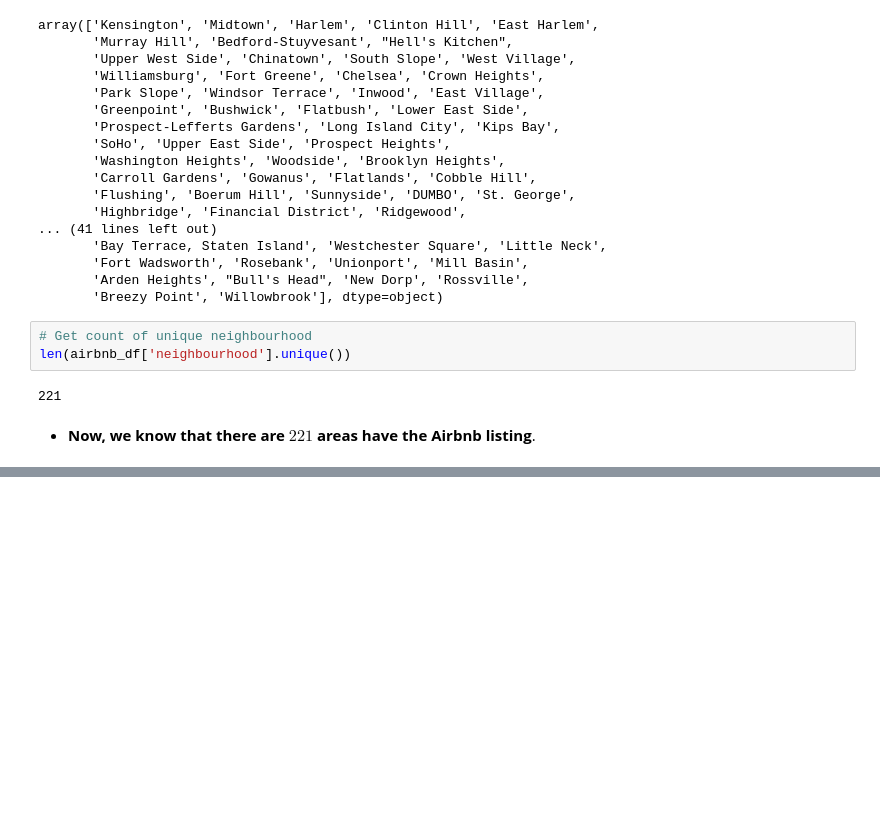
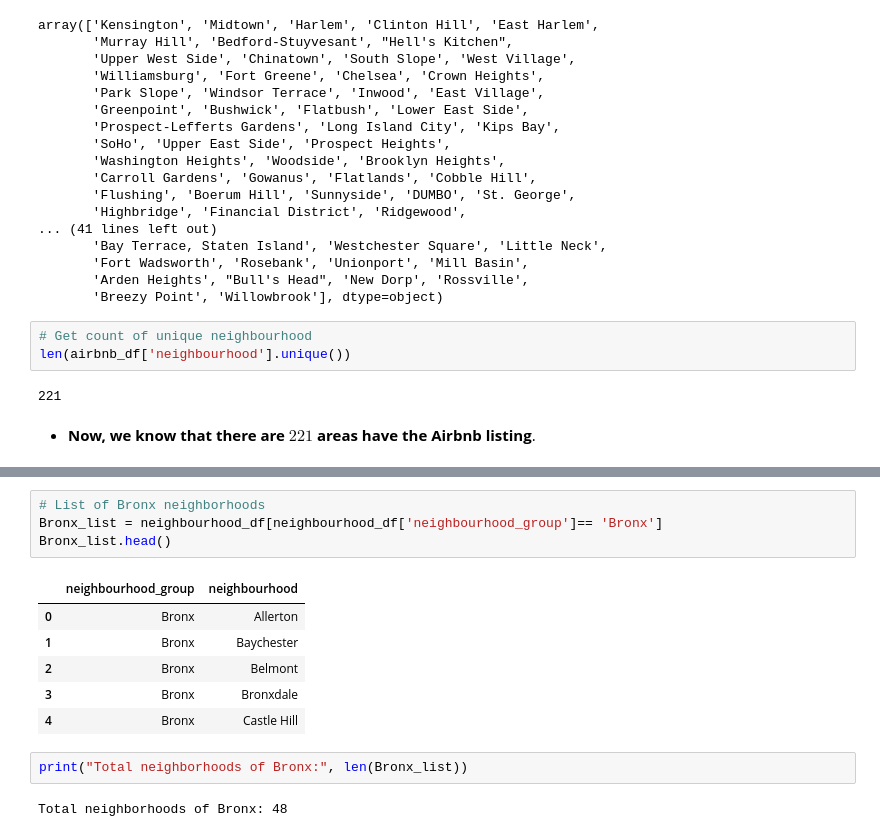
Before and after one commit to vir097/Airbnb-Bookings-Analysis---Capstone-Project, a Jupyter notebook: Airbnb_Bookings_Analysis_Capstone_Project.ipynb, the cells around one changed output, grey strips where cells are left out. Drawn from its saved outputs; the diff is of its cells as text; blank space fills up the shorter version.

```diff
--- a/Airbnb_Bookings_Analysis_Capstone_Project.ipynb
+++ b/Airbnb_Bookings_Analysis_Capstone_Project.ipynb
@@ -372,0 +370,15 @@ len(airbnb_df['neighbourhood'].unique())
+# %%
+# List of Bronx neighborhoods
+Bronx_list = neighbourhood_df[neighbourhood_df['neighbourhood_group']== 'Bronx']
+Bronx_list.head()
+# %% [output]
+|  | neighbourhood_group | neighbourhood |
+| 0 | Bronx | Allerton |
+| 1 | Bronx | Baychester |
+| 2 | Bronx | Belmont |
+| 3 | Bronx | Bronxdale |
+| 4 | Bronx | Castle Hill |
+# %%
+print("Total neighborhoods of Bronx:", len(Bronx_list))
+# %% [output]
+Total neighborhoods of Bronx: 48
```
Also changed, not shown: parts of 15 cells of this notebook.
